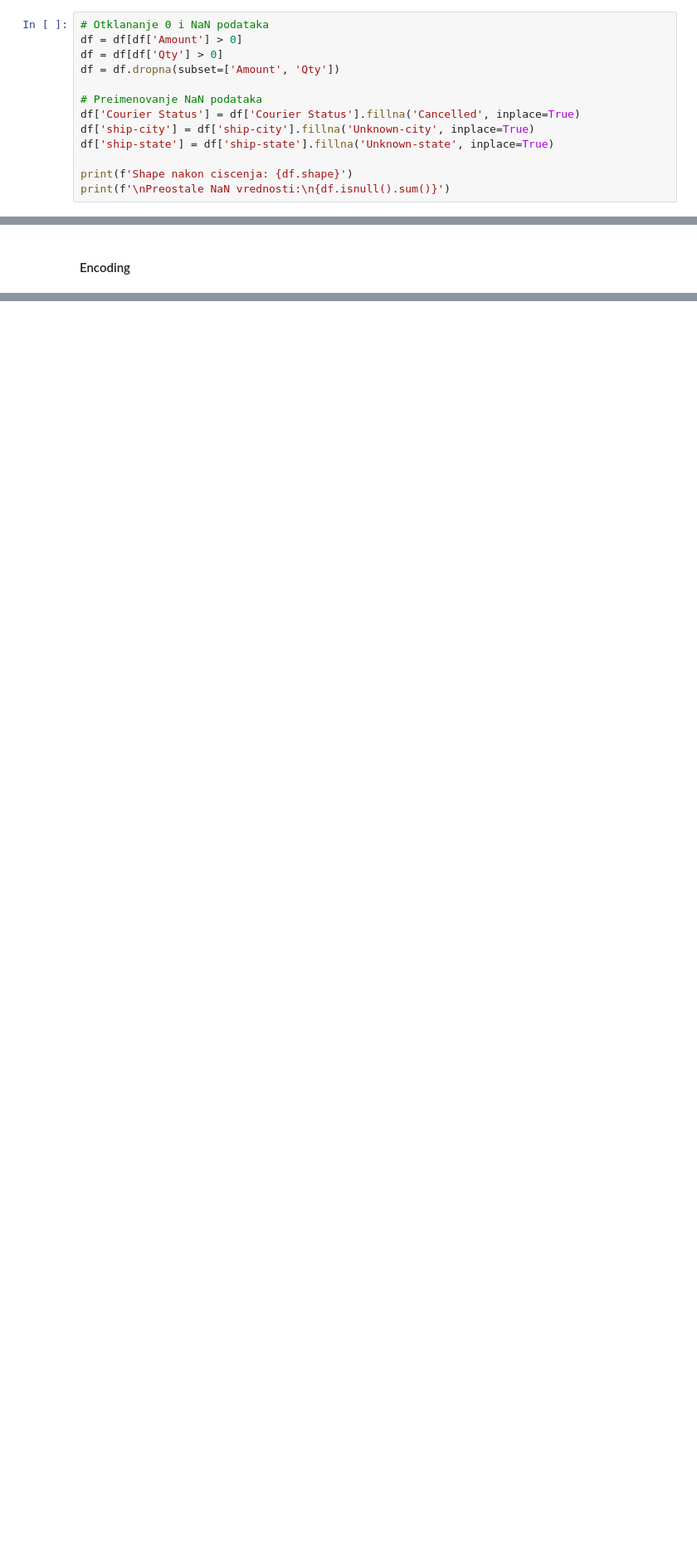
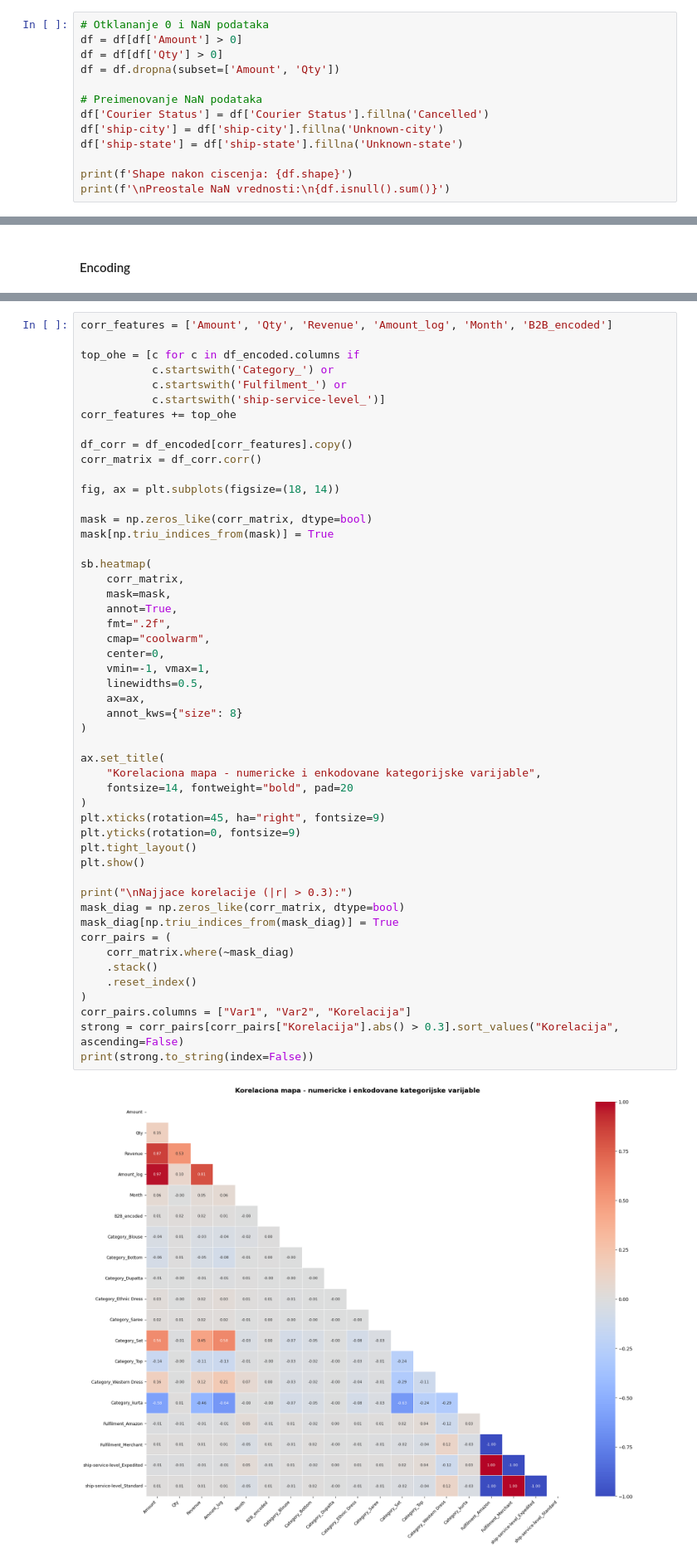
Before and after one commit to alxcek/mas-ai, a Jupyter notebook: machine_learning/02_e_commerce_sales_data/clustering.ipynb, the cells around one changed output, grey strips where cells are left out. Shown at 83% size. Drawn from its saved outputs; the diff is of its cells as text; blank space fills up the shorter version.

```diff
--- a/machine_learning/02_e_commerce_sales_data/clustering.ipynb
+++ b/machine_learning/02_e_commerce_sales_data/clustering.ipynb
@@ -151,9 +151,9 @@ df = df[df['Qty'] > 0]
 df = df.dropna(subset=['Amount', 'Qty'])
 
 # Preimenovanje NaN podataka
-df['Courier Status'] = df['Courier Status'].fillna('Cancelled', inplace=True)
-df['ship-city'] = df['ship-city'].fillna('Unknown-city', inplace=True)
-df['ship-state'] = df['ship-state'].fillna('Unknown-state', inplace=True)
+df['Courier Status'] = df['Courier Status'].fillna('Cancelled')
+df['ship-city'] = df['ship-city'].fillna('Unknown-city')
+df['ship-state'] = df['ship-state'].fillna('Unknown-state')
 
 print(f'Shape nakon ciscenja: {df.shape}')
 print(f'\nPreostale NaN vrednosti:\n{df.isnull().sum()}')
@@ -928,0 +731,52 @@ Zadrzacemo Month feature za potpunost analize, ali ocekujemo da ce Category i Am
+# %%
+corr_features = ['Amount', 'Qty', 'Revenue', 'Amount_log', 'Month', 'B2B_encoded']
+
+top_ohe = [c for c in df_encoded.columns if
+           c.startswith('Category_') or
+           c.startswith('Fulfilment_') or
+           c.startswith('ship-service-level_')]
+corr_features += top_ohe
+
+df_corr = df_encoded[corr_features].copy()
+corr_matrix = df_corr.corr()
+
+fig, ax = plt.subplots(figsize=(18, 14))
+
+mask = np.zeros_like(corr_matrix, dtype=bool)
+mask[np.triu_indices_from(mask)] = True
+
+sb.heatmap(
+    corr_matrix,
+    mask=mask,
+    annot=True,
+    fmt=".2f",
+    cmap="coolwarm",
+    center=0,
+    vmin=-1, vmax=1,
+    linewidths=0.5,
+    ax=ax,
+    annot_kws={"size": 8}
+)
+
+ax.set_title(
+    "Korelaciona mapa - numericke i enkodovane kategorijske varijable",
+    fontsize=14, fontweight="bold", pad=20
+)
+plt.xticks(rotation=45, ha="right", fontsize=9)
+plt.yticks(rotation=0, fontsize=9)
+plt.tight_layout()
+plt.show()
+
+print("\nNajjace korelacije (|r| > 0.3):")
+mask_diag = np.zeros_like(corr_matrix, dtype=bool)
+mask_diag[np.triu_indices_from(mask_diag)] = True
+corr_pairs = (
+    corr_matrix.where(~mask_diag)
+    .stack()
+    .reset_index()
+)
+corr_pairs.columns = ["Var1", "Var2", "Korelacija"]
+strong = corr_pairs[corr_pairs["Korelacija"].abs() > 0.3].sort_values("Korelacija", ascending=False)
+print(strong.to_string(index=False))
+# %% [output]
+[figure, added]
```
Also changed, not shown: parts of 14 cells of this notebook.
